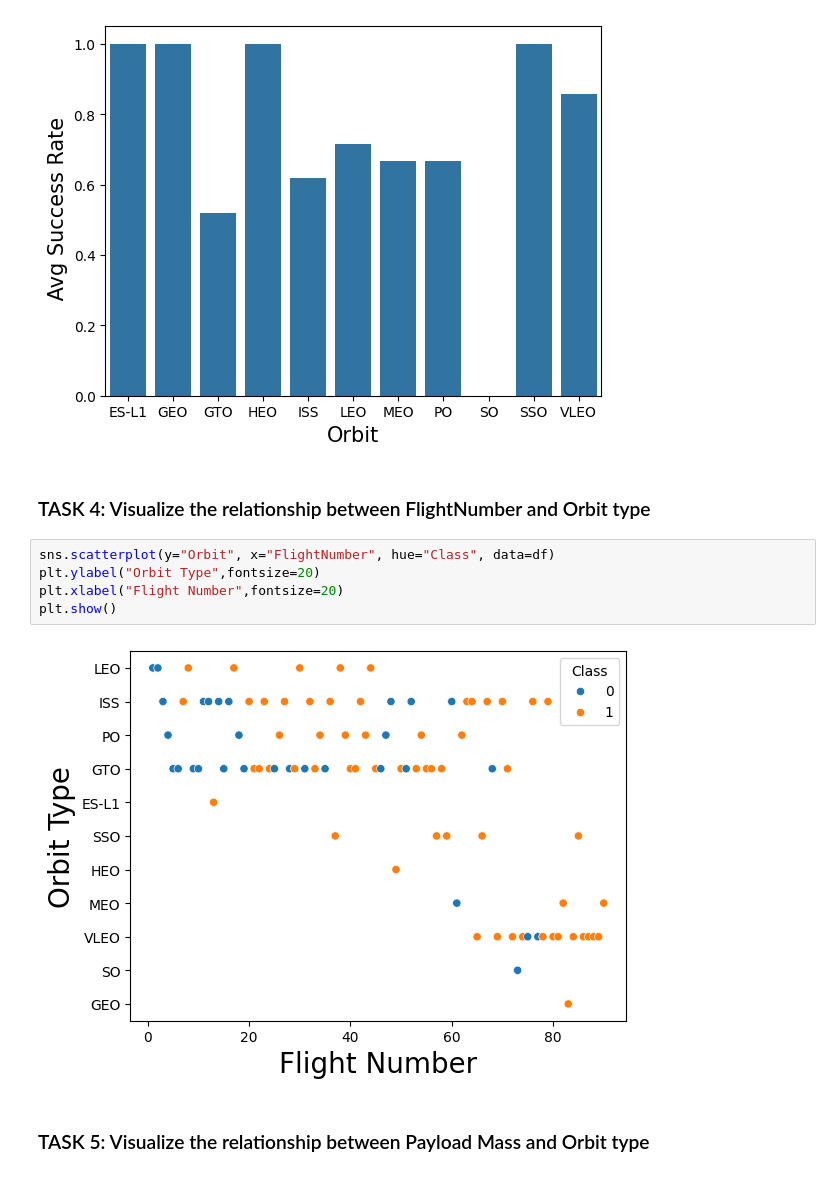
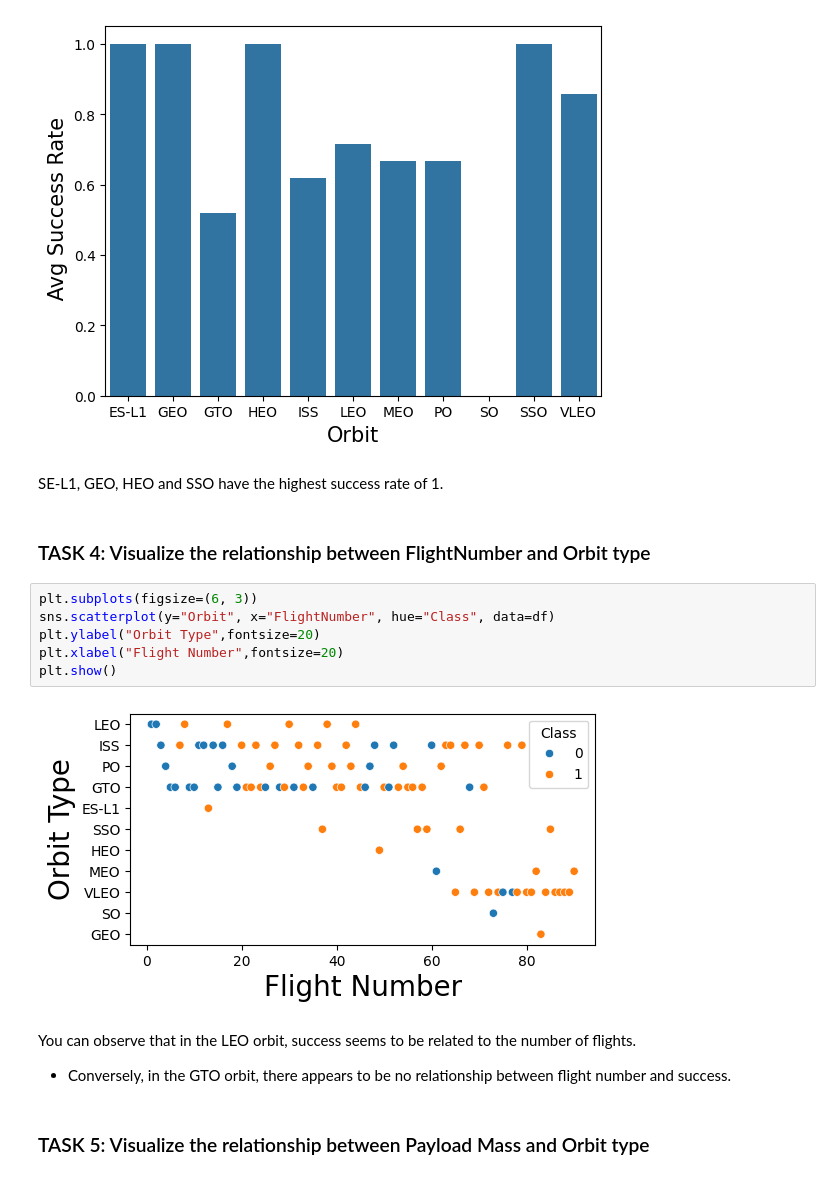
Before and after one commit to jbigishiro/Predict-if-Falcon-9-first-stage-will-land-successfully, a Jupyter notebook: mod2lab2.ipynb, the cells around one changed output. Saved outputs shown, nothing was run; the diff lists cells and outputs as text.

```diff
--- a/mod2lab2.ipynb
+++ b/mod2lab2.ipynb
@@ -79,15 +83,21 @@ plt.ylabel(" Avg Success Rate",fontsize=15)
 plt.show()
 # %% [output]
 [figure]
+# %% [markdown]
+SE-L1, GEO, HEO and SSO have the highest success rate of 1.
 # %% [markdown]
 ### TASK 4: Visualize the relationship between FlightNumber and Orbit type
 # %%
+plt.subplots(figsize=(6, 3))
 sns.scatterplot(y="Orbit", x="FlightNumber", hue="Class", data=df)
 plt.ylabel("Orbit Type",fontsize=20)
 plt.xlabel("Flight Number",fontsize=20)
 plt.show()
 # %% [output]
-[figure, old version]
+[figure, new version]
+# %% [markdown]
+You can observe that in the LEO orbit, success seems to be related to the number of flights.
+* Conversely, in the GTO orbit, there appears to be no relationship between flight number and success.
 # %% [markdown]
 ### TASK 5: Visualize the relationship between Payload Mass and Orbit type
 # %%
```
Also changed, not shown: parts of 7 cells of this notebook, 5 other files.
